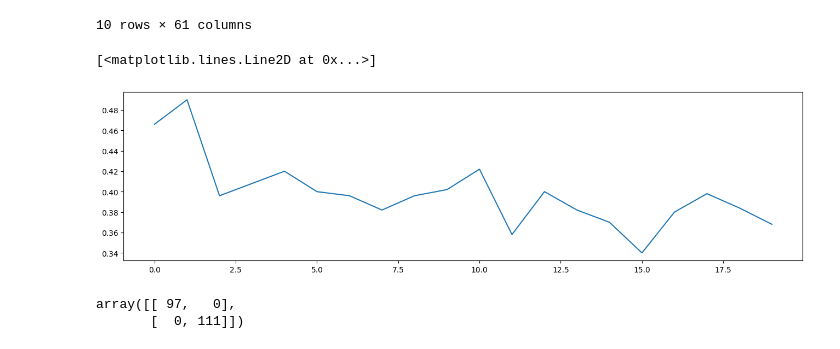
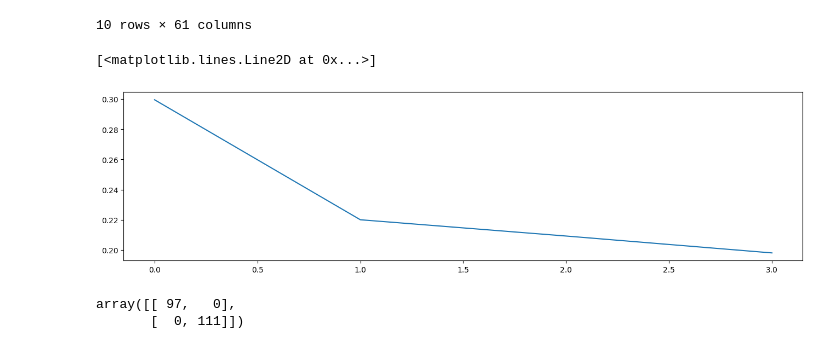
Before and after one commit to kaygun/2024-Spring-388E, a Jupyter notebook: lectures/lecture-10.ipynb, the cells around one changed output. Cells and saved outputs as stored; diff of their text form; code cells hidden in the pictures.

```diff
--- a/lectures/lecture-10.ipynb
+++ b/lectures/lecture-10.ipynb
@@ -207,12 +207,12 @@ def train(xs, ys, f, epochs, batches, eta, tol):
         w = w - (der*delta*eta)*x0
     return(ys,err)
 # %%
-y_predict,errors = train(x_train,ys,sigmoid,int(1e4),500,5e-1,0.45)
+y_predict,errors = train(xs,ys,sigmoid,int(1e4),2500,5e-1,0.45)
 plt.figure(figsize=(16,4))
 plt.plot(errors)
 # %% [output]
 [<matplotlib.lines.Line2D at 0x...>]
-[figure, old version]
+[figure, new version]
 # %%
 def helper(x,th=0.5):
     if x>=th:
```
Also changed, not shown: parts of 10 cells of this notebook, 1 other file.
